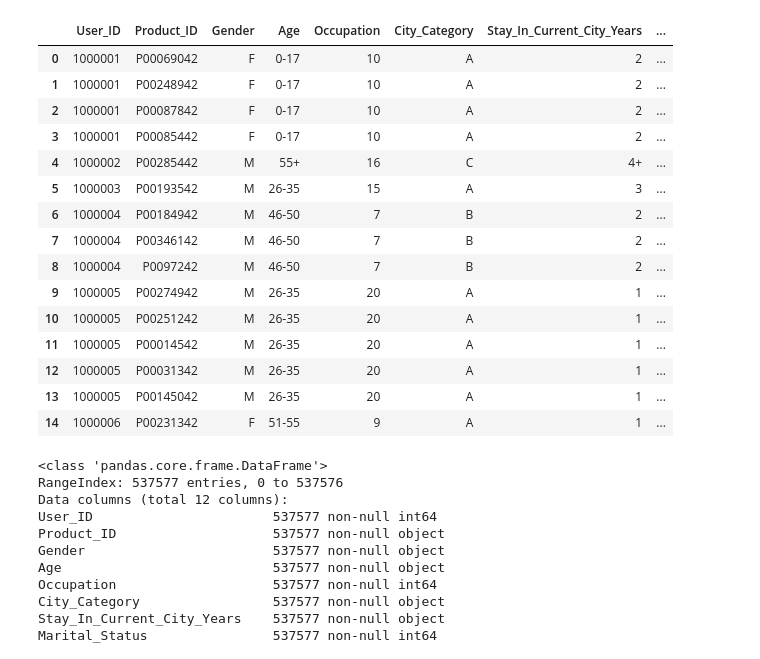
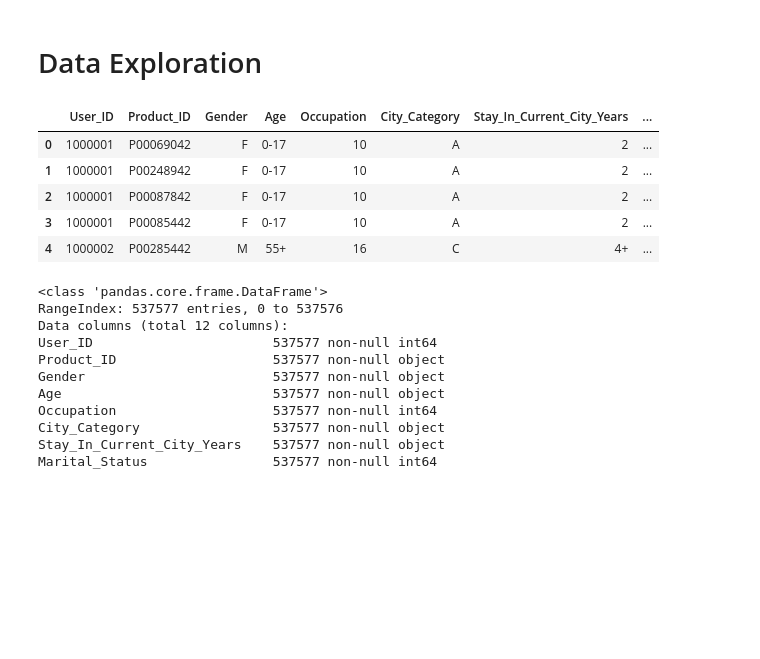
Before and after one commit to nicocurat/black-friday, a Jupyter notebook: black-friday.ipynb, the cells around one changed output. Saved outputs shown, nothing was run; the diff lists cells and outputs as text; code cells hidden in the pictures; blank space fills up the shorter version.

```diff
--- a/black-friday.ipynb
+++ b/black-friday.ipynb
@@ -12,22 +10,14 @@ df = pd.read_csv('data/BlackFriday.csv')
+# %% [markdown]
+# Data Exploration
 # %%
-df.head(15)
+df.head()
 # %% [output]
 |  | User_ID | Product_ID | Gender | Age | Occupation | City_Category | Stay_In_Current_City_Years | ... |
 | 0 | 1000001 | P00069042 | F | 0-17 | 10 | A | 2 | ... |
 | 1 | 1000001 | P00248942 | F | 0-17 | 10 | A | 2 | ... |
 | 2 | 1000001 | P00087842 | F | 0-17 | 10 | A | 2 | ... |
 | 3 | 1000001 | P00085442 | F | 0-17 | 10 | A | 2 | ... |
 | 4 | 1000002 | P00285442 | M | 55+ | 16 | C | 4+ | ... |
-| 5 | 1000003 | P00193542 | M | 26-35 | 15 | A | 3 | ... |
-| 6 | 1000004 | P00184942 | M | 46-50 | 7 | B | 2 | ... |
-| 7 | 1000004 | P00346142 | M | 46-50 | 7 | B | 2 | ... |
-| 8 | 1000004 | P0097242 | M | 46-50 | 7 | B | 2 | ... |
-| 9 | 1000005 | P00274942 | M | 26-35 | 20 | A | 1 | ... |
-| 10 | 1000005 | P00251242 | M | 26-35 | 20 | A | 1 | ... |
-| 11 | 1000005 | P00014542 | M | 26-35 | 20 | A | 1 | ... |
-| 12 | 1000005 | P00031342 | M | 26-35 | 20 | A | 1 | ... |
-| 13 | 1000005 | P00145042 | M | 26-35 | 20 | A | 1 | ... |
-| 14 | 1000006 | P00231342 | F | 51-55 | 9 | A | 1 | ... |
 # %%
 df.info()
 # %% [output]
```
Also changed, not shown: parts of 54 cells of this notebook.
